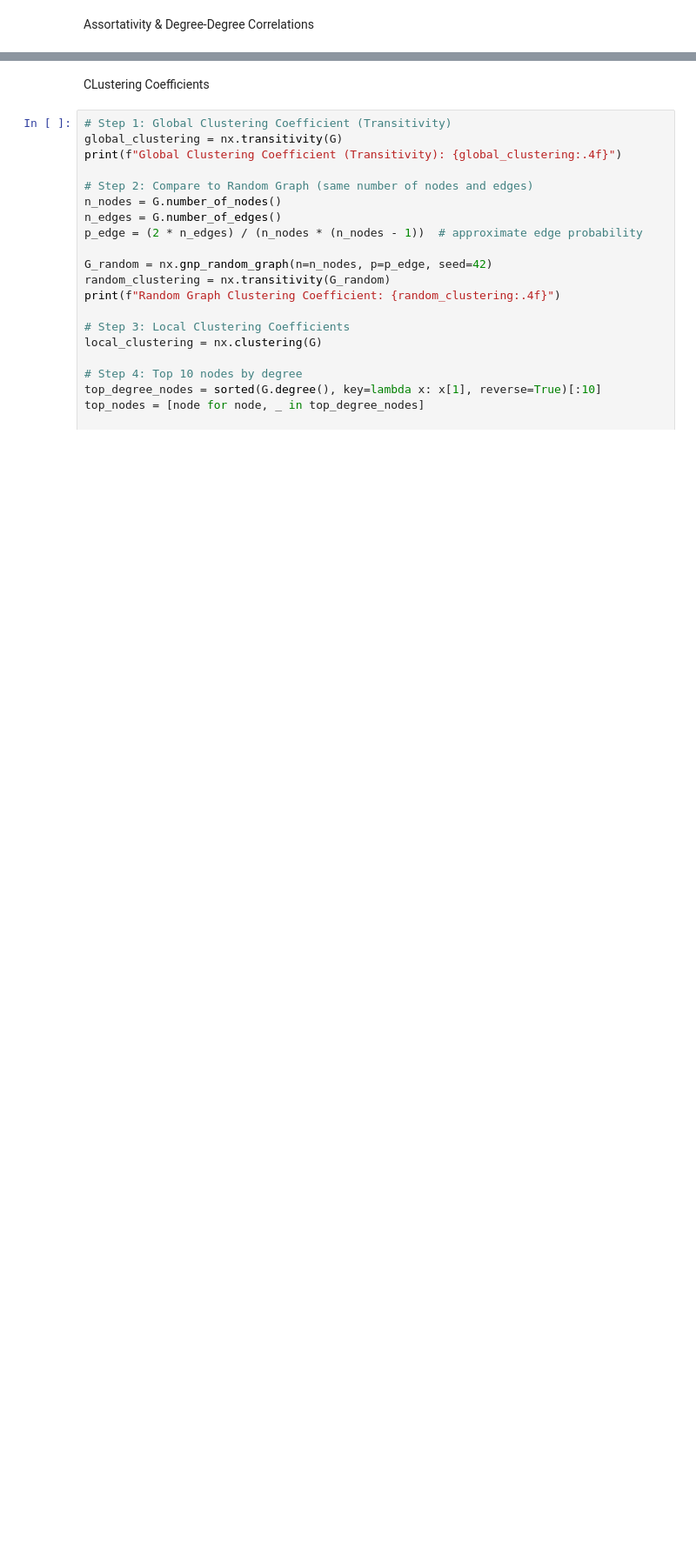
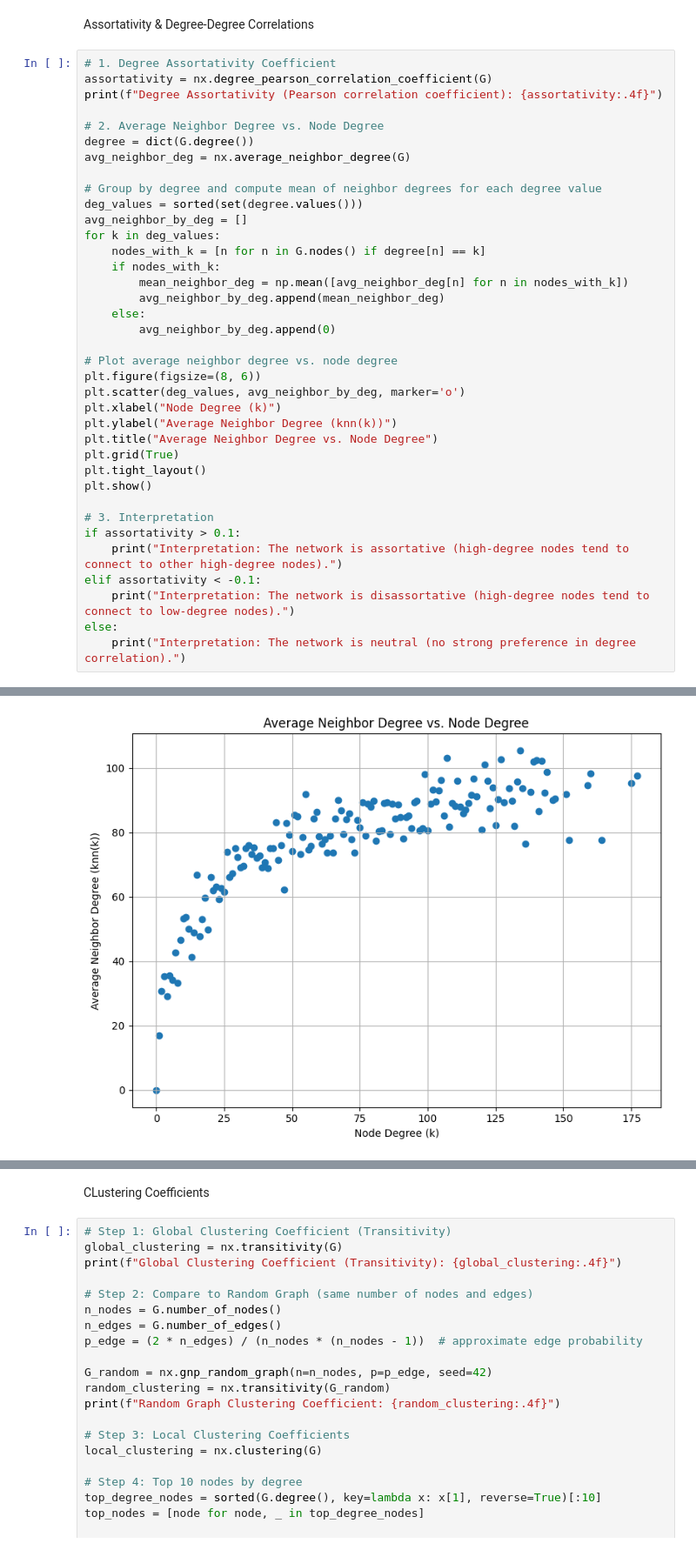
Before and after one commit to sjjoshi3011/stock-market-crisis-analysis, a Jupyter notebook: assignment_2.ipynb, the cells around one changed output, grey strips where cells are left out. Shown at 87% size. Cells and saved outputs as stored; diff of their text form; blank space fills up the shorter version.

Commit message:
assortativity added to ipynb

```diff
--- a/assignment_2.ipynb
+++ b/assignment_2.ipynb
@@ -191,2 +191,40 @@ plt.show()
 # %% [markdown]
 Assortativity & Degree-Degree Correlations
+# %%
+# 1. Degree Assortativity Coefficient
+assortativity = nx.degree_pearson_correlation_coefficient(G)
+print(f"Degree Assortativity (Pearson correlation coefficient): {assortativity:.4f}")
+
+# 2. Average Neighbor Degree vs. Node Degree
+degree = dict(G.degree())
+avg_neighbor_deg = nx.average_neighbor_degree(G)
+
+# Group by degree and compute mean of neighbor degrees for each degree value
+deg_values = sorted(set(degree.values()))
+avg_neighbor_by_deg = []
+for k in deg_values:
+    nodes_with_k = [n for n in G.nodes() if degree[n] == k]
+    if nodes_with_k:
+        mean_neighbor_deg = np.mean([avg_neighbor_deg[n] for n in nodes_with_k])
+        avg_neighbor_by_deg.append(mean_neighbor_deg)
+    else:
+        avg_neighbor_by_deg.append(0)
+
+# Plot average neighbor degree vs. node degree
+plt.figure(figsize=(8, 6))
+plt.scatter(deg_values, avg_neighbor_by_deg, marker='o')
+plt.xlabel("Node Degree (k)")
+plt.ylabel("Average Neighbor Degree (knn(k))")
+plt.title("Average Neighbor Degree vs. Node Degree")
+plt.grid(True)
+plt.tight_layout()
+plt.show()
+
+# 3. Interpretation
+if assortativity > 0.1:
+    print("Interpretation: The network is assortative (high-degree nodes tend to connect to other high-degree nodes).")
+elif assortativity < -0.1:
+    print("Interpretation: The network is disassortative (high-degree nodes tend to connect to low-degree nodes).")
+else:
+    print("Interpretation: The network is neutral (no strong preference in degree correlation).")
+# %% [output]
@@ -192,0 +232 @@ Assortativity & Degree-Degree Correlations
+[figure, added]
```
Also changed, not shown: parts of 3 cells of this notebook.
